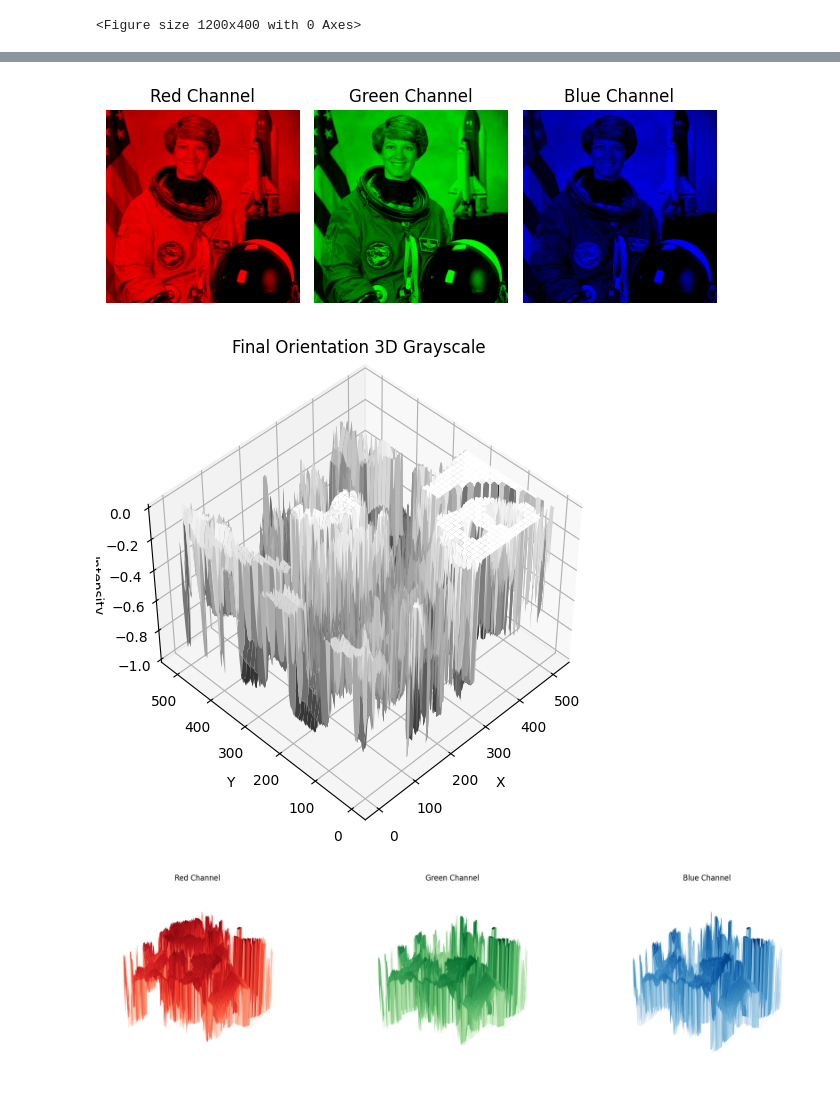
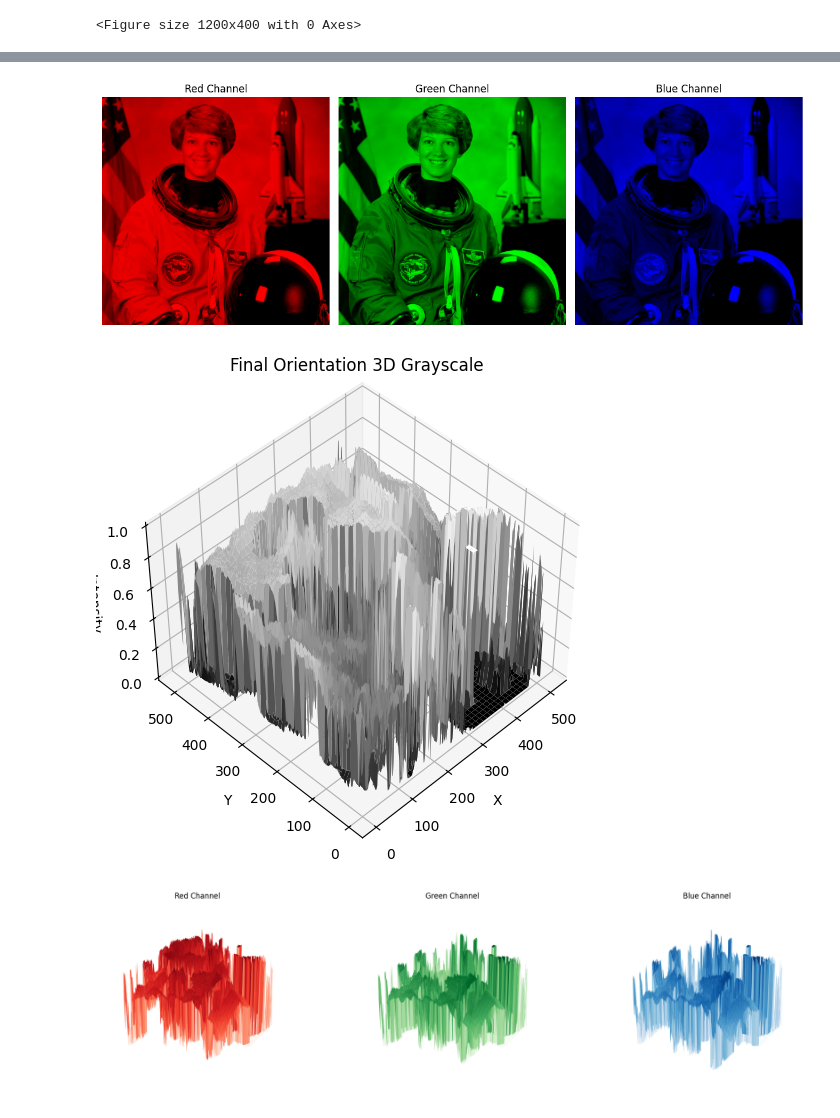
Before and after one commit to dorianprill/schuelerworkshop-image-filter, a Jupyter notebook: workshop-image-filter.ipynb, the cells around one changed output, grey strips where cells are left out. Saved outputs shown, nothing was run; the diff lists cells and outputs as text; code cells hidden in the pictures.

```diff
--- a/workshop-image-filter.ipynb
+++ b/workshop-image-filter.ipynb
@@ -24,25 +62,30 @@ plt.figure(figsize=(12, 4))
 # %%
 colors = ['Red', 'Green', 'Blue']
+plt.figure(figsize=(12, 5))
 for i, color in enumerate(colors, start=1):
     channel_image = np.zeros(image.shape, dtype="uint8")
     channel_image[:,:,i-1] = image[:,:,i-1]
     plt.subplot(1, 3, i)
     plt.imshow(channel_image)
     plt.title(f"{color} Channel")
     plt.axis('off')
 
 plt.tight_layout()
 plt.show()
 # %% [output]
-[figure, old version]
+[figure, new version]
 # %%
 # Performing one last flip along the X-axis to achieve the desired orientation based on the latest instruction.
 plt.figure(figsize=(8, 6))
 
-Z = -gray_image  # Invert grayscale values for the 3D plot
+Z = gray_image
+# prepare the meshgrid
+x = np.arange(image.shape[1])
+y = np.arange(image.shape[0])
+X, Y = np.meshgrid(x, y)
 
 # Perform the necessary flips for correct orientation
-Z_flipped = np.flipud(np.fliplr(-gray_image))  # First flip to match the orientation
+Z_flipped = np.flipud(np.fliplr(gray_image))  # First flip to match the orientation
 Z_corrected = np.flipud(Z_flipped)  # Flip vertically based on the initial correction
 Z_final = np.fliplr(Z_corrected)  # Flip horizontally for the correct orientation
 Z_final_x_flip = np.flipud(Z_final)  # Final flip along the X-axis for the desired view
@@ -59,7 +102,7 @@ ax.view_init(45, 225)  # Adjusting the viewing angle to match the final orientat
 
 plt.show()
 # %% [output]
-[figure, old version]
+[figure, new version]
 # %%
 # 3. Plotting each color channel in a 1x3 subplot
 # Adjusting the 3D plot section for correct execution
```
Also changed, not shown: parts of 8 cells of this notebook, 1 other file.
